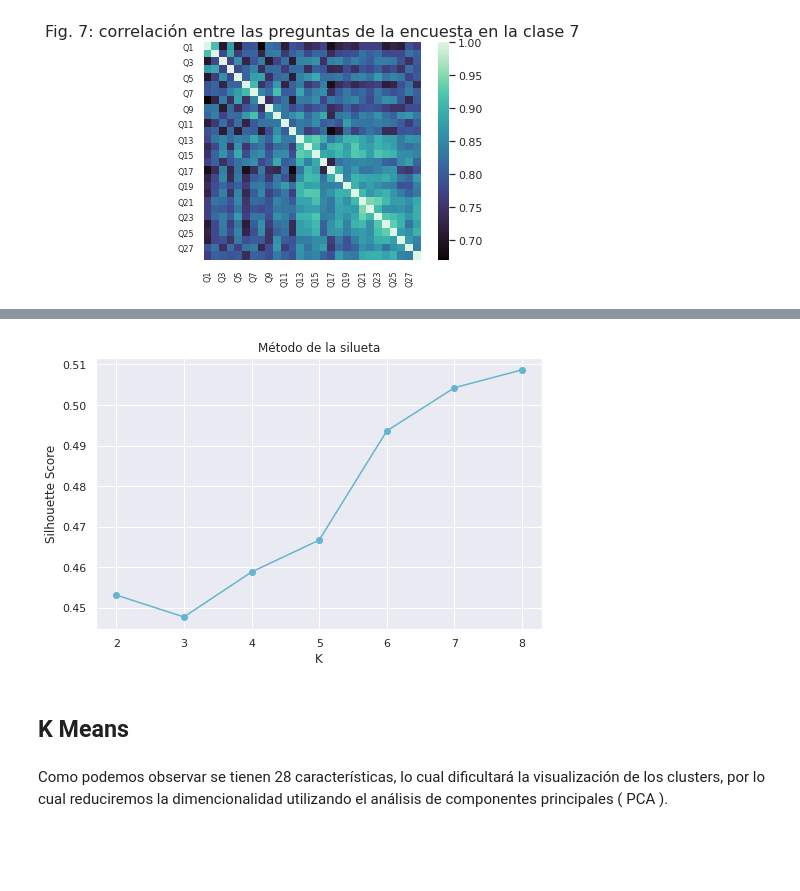
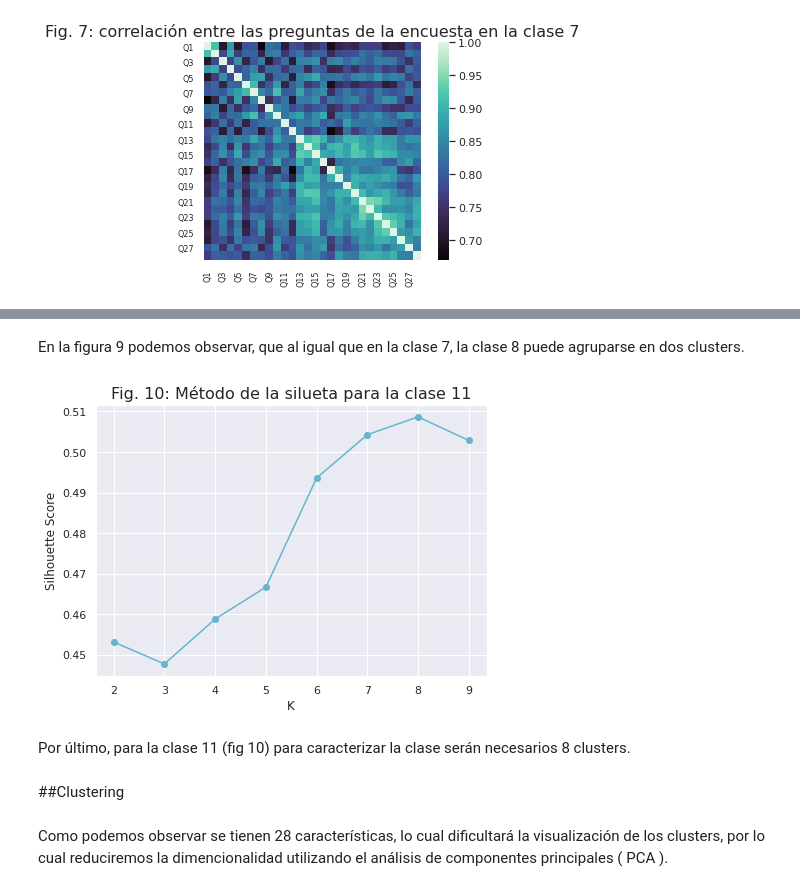
Before and after one commit to SarahLares/Clustering_on_Survery, a Jupyter notebook: Tarea_3_Clustering.ipynb, the cells around one changed output, grey strips where cells are left out. Drawn from its saved outputs; the diff is of its cells as text; code cells hidden in the pictures; blank space fills up the shorter version.

```diff
--- a/Tarea_3_Clustering.ipynb
+++ b/Tarea_3_Clustering.ipynb
@@ -201,23 +213,20 @@ X_11 = ss.fit_transform(df_C11)
 from sklearn.cluster import KMeans
 from sklearn.metrics import silhouette_score
 # %%
-dis_11 = []
 sil_11 = []
-dis_7 = []
 sil_7 = []
-dis_8 = []
 sil_8 = []
-for i in range(2,9):
+for i in range(2,10):
+
   model_11 = KMeans(n_clusters= i, random_state=2)
   model_11.fit(X_11)
-  dis_11.append(model_11.inertia_)
   sil_11.append(silhouette_score(X_11, model_11.fit_predict(X_11)))
+
   model_7 = KMeans(n_clusters= i, random_state=3)
   model_7.fit(X_7)
-  dis_7.append(model_7.inertia_)
   sil_7.append(silhouette_score(X_7, model_7.fit_predict(X_7)))
+
   model_8 = KMeans(n_clusters= i, random_state=3)
   model_8.fit(X_8)
-  dis_8.append(model_8.inertia_)
   sil_8.append(silhouette_score(X_8, model_8.fit_predict(X_8)))
 # %%
@@ -241,14 +252,18 @@ plt.show()
+# %% [markdown]
+En la figura 9 podemos observar, que al igual que en la clase 7, la clase 8 puede agruparse en dos clusters.
 # %%
-plt.figure(figsize=(8,5))
-plt.plot(np.linspace(2,8,7),sil_11,'co-')
+plt.figure(figsize=(7,5))
+plt.plot(np.linspace(2,9,8),sil_11,'co-')
 plt.xlabel ('K')
 plt.ylabel ('Silhouette Score')
-plt.title('Método de la silueta')
+plt.title('Fig. 10: Método de la silueta para la clase 11',fontsize=16)
 plt.show()
 # %% [output]
-[figure, old version]
+[figure, new version]
-# %% [markdown]
-## K Means
+# %% [markdown]
+Por último, para la clase 11 (fig 10) para caracterizar la clase serán necesarios 8 clusters.
+# %% [markdown]
+##Clustering
 # %%
 model_C7 = KMeans(n_clusters=2, random_state = 4).fit(X_7)
 model_C8 = KMeans(n_clusters=2, random_state = 3).fit(X_8)
```
Also changed, not shown: parts of 14 cells of this notebook.
